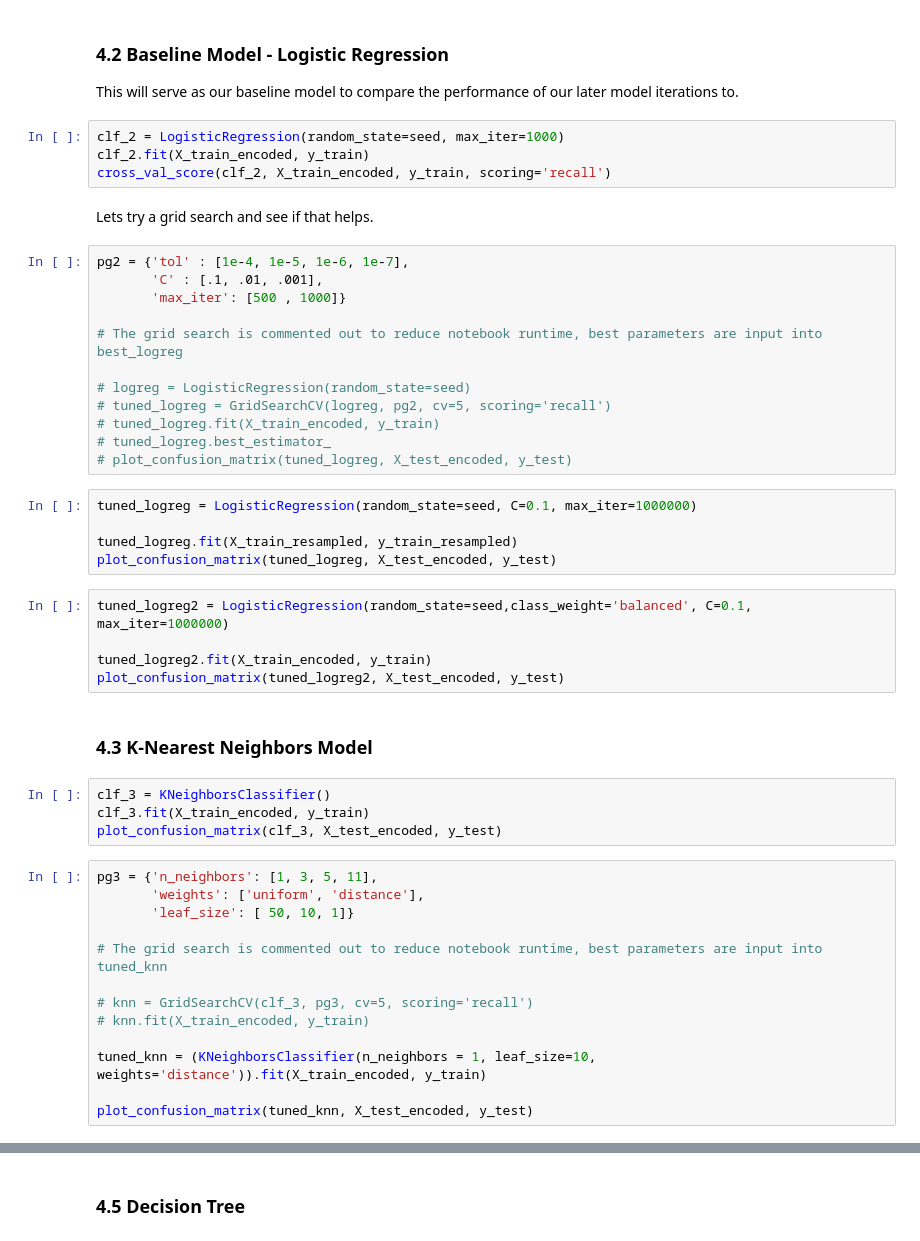
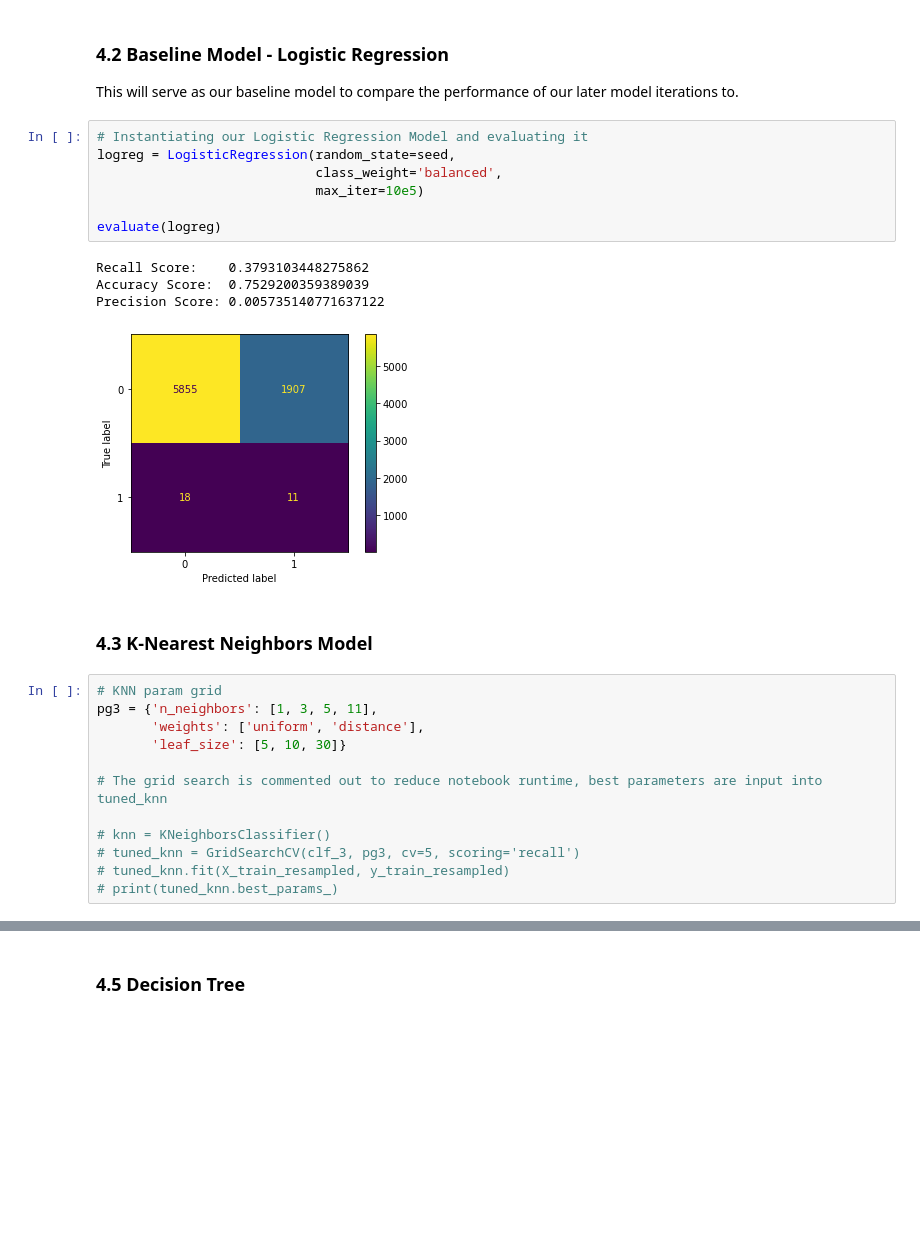
Before and after one commit to AidanStack/Cycling_Classification_Project, a Jupyter notebook: Aidan/Aidan's Notebook.ipynb, the cells around one changed output, grey strips where cells are left out. Drawn from its saved outputs; the diff is of its cells as text; blank space fills up the shorter version.

```diff
--- a/Aidan/Aidan's Notebook.ipynb
+++ b/Aidan/Aidan's Notebook.ipynb
@@ -607,50 +659,29 @@ plot_confusion_matrix(clf_1, X_test_encoded, y_test)
 ### 4.2 Baseline Model - Logistic Regression
 
    This will serve as our baseline model to compare the performance of our later model iterations to.
-# %%
-clf_2 = LogisticRegression(random_state=seed, max_iter=1000)
-clf_2.fit(X_train_encoded, y_train)
-cross_val_score(clf_2, X_train_encoded, y_train, scoring='recall')
-# %% [markdown]
-Lets try a grid search and see if that helps.
-# %%
-pg2 = {'tol' : [1e-4, 1e-5, 1e-6, 1e-7],
-       'C' : [.1, .01, .001],
-       'max_iter': [500 , 1000]}
-
-# The grid search is commented out to reduce notebook runtime, best parameters are input into best_logreg
-
-# logreg = LogisticRegression(random_state=seed)
-# tuned_logreg = GridSearchCV(logreg, pg2, cv=5, scoring='recall')
-# tuned_logreg.fit(X_train_encoded, y_train)
-# tuned_logreg.best_estimator_
-# plot_confusion_matrix(tuned_logreg, X_test_encoded, y_test)
-# %%
-tuned_logreg = LogisticRegression(random_state=seed, C=0.1, max_iter=1000000)
-
-tuned_logreg.fit(X_train_resampled, y_train_resampled)
-plot_confusion_matrix(tuned_logreg, X_test_encoded, y_test)
-# %%
-tuned_logreg2 = LogisticRegression(random_state=seed,class_weight='balanced', C=0.1, max_iter=1000000)
-
-tuned_logreg2.fit(X_train_encoded, y_train)
-plot_confusion_matrix(tuned_logreg2, X_test_encoded, y_test)
+# %%
+# Instantiating our Logistic Regression Model and evaluating it
+logreg = LogisticRegression(random_state=seed,
+                            class_weight='balanced',
+                            max_iter=10e5)
+
+evaluate(logreg)
+# %% [output]
+Recall Score:    0.3793103448275862
+Accuracy Score:  0.7529200359389039
+Precision Score: 0.005735140771637122
+[figure, added]
 # %% [markdown]
 ### 4.3 K-Nearest Neighbors Model
-# %%
-clf_3 = KNeighborsClassifier()
-clf_3.fit(X_train_encoded, y_train)
-plot_confusion_matrix(clf_3, X_test_encoded, y_test)
 # %%
+# KNN param grid
 pg3 = {'n_neighbors': [1, 3, 5, 11],
        'weights': ['uniform', 'distance'],
-       'leaf_size': [ 50, 10, 1]}
+       'leaf_size': [5, 10, 30]}
 
 # The grid search is commented out to reduce notebook runtime, best parameters are input into tuned_knn
 
-# knn = GridSearchCV(clf_3, pg3, cv=5, scoring='recall')
-# knn.fit(X_train_encoded, y_train)
-
-tuned_knn = (KNeighborsClassifier(n_neighbors = 1, leaf_size=10, weights='distance')).fit(X_train_encoded, y_train)
-
-plot_confusion_matrix(tuned_knn, X_test_encoded, y_test)
+# knn = KNeighborsClassifier()
+# tuned_knn = GridSearchCV(clf_3, pg3, cv=5, scoring='recall')
+# tuned_knn.fit(X_train_resampled, y_train_resampled)
+# print(tuned_knn.best_params_)
```
Also changed, not shown: parts of 29 cells of this notebook.
